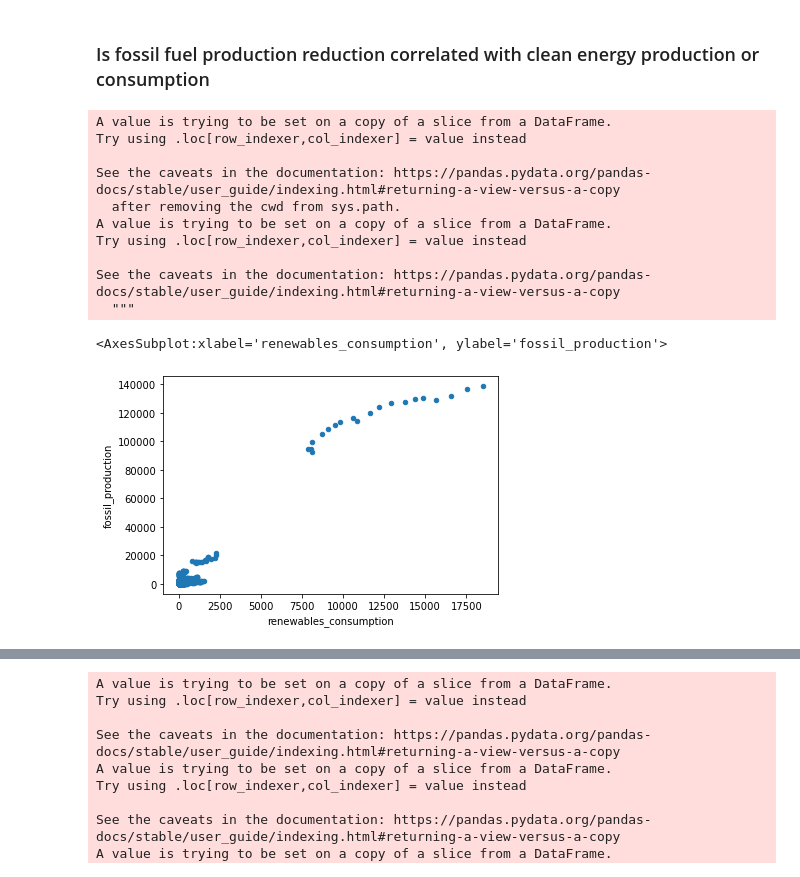
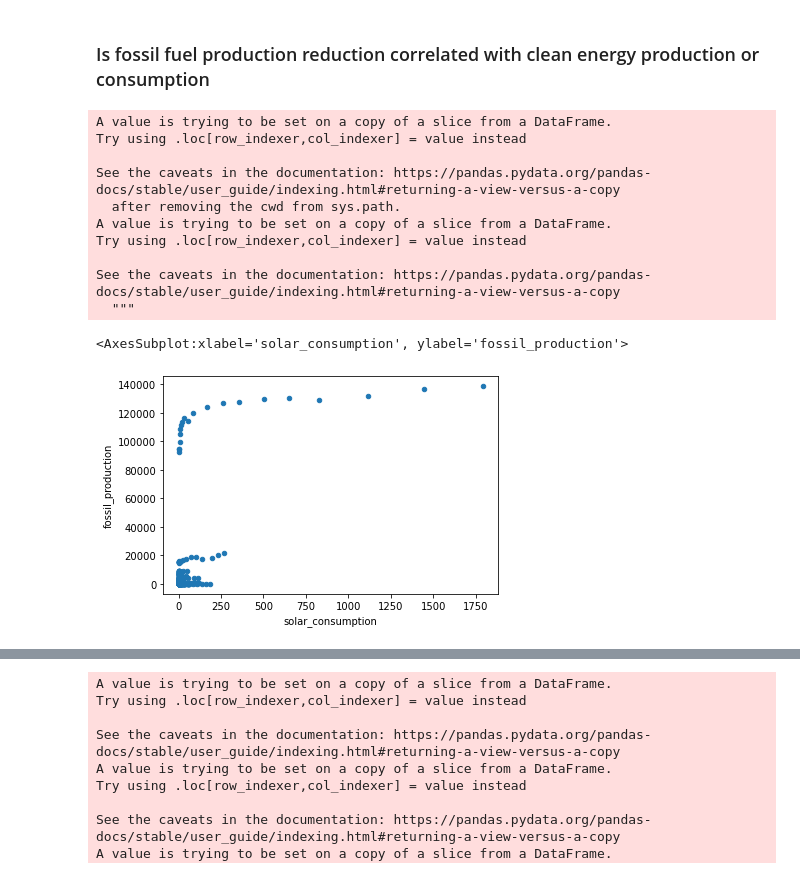
Before and after one commit to Adam-Omarali/BDC-Energy, a Jupyter notebook: DataAnalysis.ipynb, the cells around one changed output, grey strips where cells are left out. Cells and saved outputs as stored; diff of their text form; code cells hidden in the pictures.

```diff
--- a/DataAnalysis.ipynb
+++ b/DataAnalysis.ipynb
@@ -9,6 +9,8 @@ from matplotlib import pyplot as plt
 # %%
 append_owid = pd.read_csv("final_append.csv")
 append_owid = append_owid.drop(["Unnamed: 0", "Unnamed: 0.1", "index", "iso_code"], axis=1)
+temp = append_owid[[f"gas_production", f"oil_production", f"coal_production"]]
+append_owid[f'fossil_production'] = temp.sum(axis=1)
 # %%
 final = pd.read_csv("final_w_rd.csv")
 final = final.set_index(final['Unnamed: 0'])
@@ -88,21 +107,22 @@ def graphFossilP_vs_C(energy, country, ending):
     return temp
 # %%
 #all data
-energy = "renewables"
+energy = "solar"
 temp = append_owid[[f"{energy}_consumption"]]
 temp["fossil_production"] = append_owid["fossil_production"]
 temp["fossil_consumption"] = append_owid["fossil_fuel_consumption"]
+temp = temp.dropna()
 temp.plot(kind="scatter", x=f"{energy}_consumption", y="fossil_production")
 # %% [output]
 A value is trying to be set on a copy of a slice from a DataFrame.
 Try using .loc[row_indexer,col_indexer] = value instead
 
 See the caveats in the documentation: https://pandas.pydata.org/pandas-docs/stable/user_guide/indexing.html#returning-a-view-versus-a-copy
   after removing the cwd from sys.path.
 A value is trying to be set on a copy of a slice from a DataFrame.
 Try using .loc[row_indexer,col_indexer] = value instead
 
 See the caveats in the documentation: https://pandas.pydata.org/pandas-docs/stable/user_guide/indexing.html#returning-a-view-versus-a-copy
   """
-<AxesSubplot:xlabel='renewables_consumption', ylabel='fossil_production'>
+<AxesSubplot:xlabel='solar_consumption', ylabel='fossil_production'>
-[figure, old version]
+[figure, new version]
```
Also changed, not shown: parts of 11 cells of this notebook, 1 other file.
